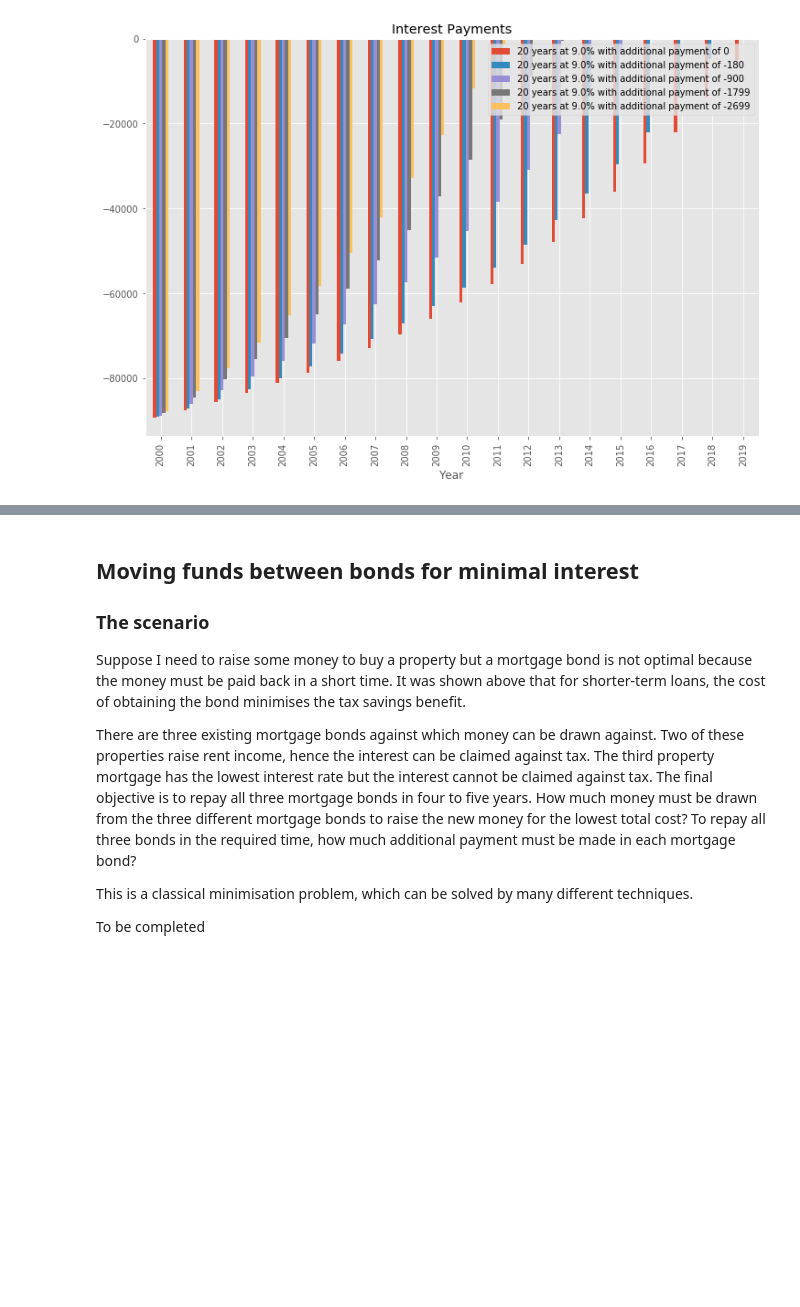
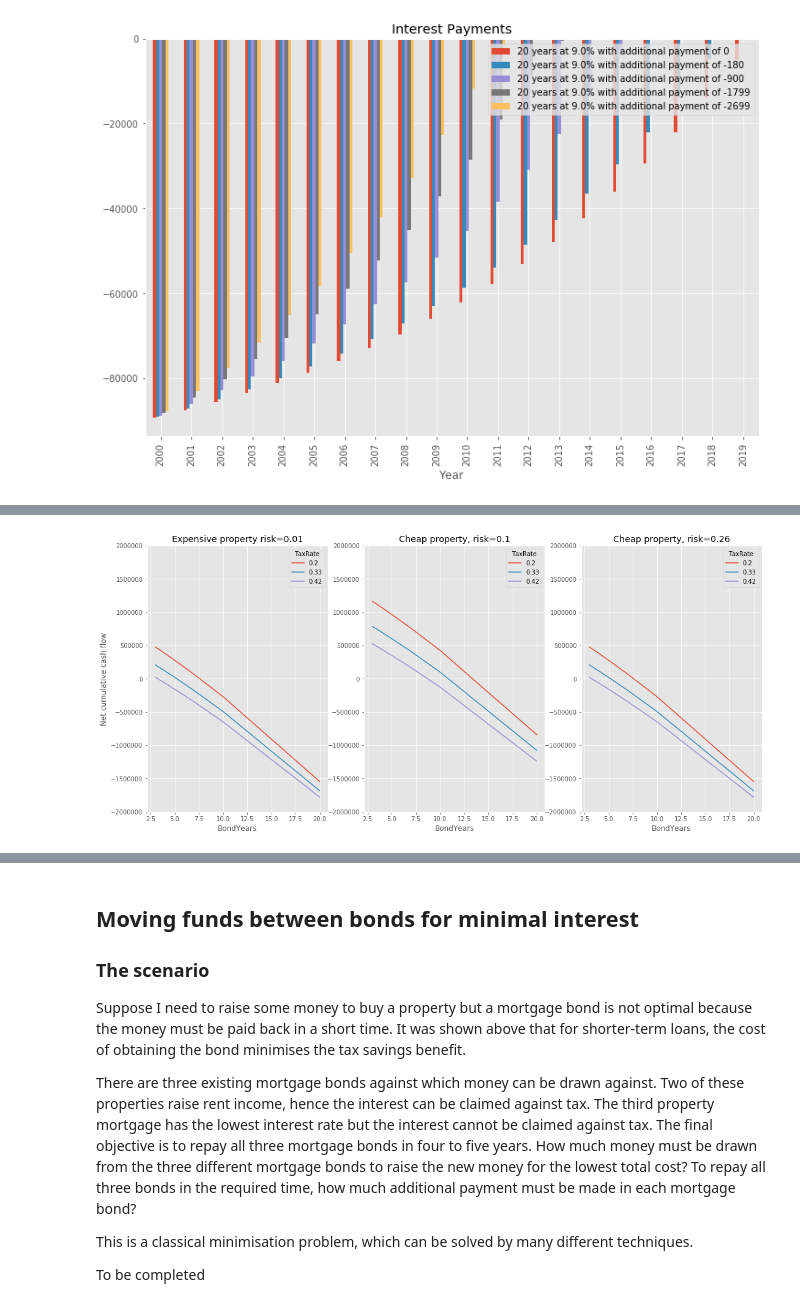
Before and after one commit to NelisW/RetirementPlanning, a Jupyter notebook: PersonalFinancialPlanning.ipynb, the cells around one changed output, grey strips where cells are left out. Saved outputs shown, nothing was run; the diff lists cells and outputs as text; code cells hidden in the pictures; blank space fills up the shorter version.

```diff
--- a/PersonalFinancialPlanning.ipynb
+++ b/PersonalFinancialPlanning.ipynb
@@ -876,7 +921,8 @@ calcyears = 20
 rentpmonth = 7000
 rentpermonthInc = 0.06
 agentPcnt = 0.08
-maintPcnt = 0.05
+maintPcnt = 0.03
+riskPcnt = 0.01
 levy = -600
 ratesnt = -600
 levyInc = 0.06
@@ -889,17 +935,7 @@ for bondyears in [3, 4,5,7,10,20]:
         dfc,istats = rentalProperty(principal=principal,interest_rate=interest_rate,
                 bondyears=bondyears,calcyears=calcyears,rentpmonth=rentpmonth,rentpermonthInc=rentpermonthInc,
                 agentPcnt=agentPcnt,levy=levy,ratesnt=ratesnt,levyInc=levyInc,
-                ratesntInc=ratesntInc,maintPcnt=maintPcnt,taxrate=taxrate,doplot=False)
+                ratesntInc=ratesntInc,maintPcnt=maintPcnt,taxrate=taxrate,riskPcnt=riskPcnt,doplot=False)
 
         # append all summaries into single df
         dfSum = dfSum.append(istats,ignore_index=True)
-
-istatsfilt = istats[['Bond','Interest Rate','CalcYears','InitRent','RentIncrease','InitLevy',
-                    'LevyIncrease','InitR&T','R&TIncrease','AgentPcnt','MaintPcnt']]
-display(HTML(istatsfilt.to_frame().to_html(index=True)))
-
-dft = pd.pivot_table(dfSum, index=['BondYears'],values=['CumCashFlow'],columns=['TaxRate'])
-display(HTML(dft.to_html(index=True)))
-
-dfer = pd.pivot_table(dfSum, index=['BondYears'],values=['RentAfterCostsB4TaxFrac'],columns=['TaxRate'])
-display(HTML(dfer.to_html(index=True)))
@@ -994,0 +1064,19 @@ display(HTML(istatsfilt.to_frame().to_html(index=True)))
+# %%
+dftc = {}
+for i,riskPcnt in enumerate(riskPcnts):
+    dftc[i] = pd.pivot_table(dfSum2.loc[dfSum2['RiskPcnt']==riskPcnts[i]],
+                             index=['BondYears'],values=['CumCashFlow'],columns=['TaxRate'])
+#     display(HTML(dftc[i].to_html(index=True)))
+# %%
+import matplotlib.pyplot as plt
+figsize(18,8)
+fig, axes = plt.subplots(nrows=1, ncols=3)
+dft.reset_index().plot(x='BondYears',y='CumCashFlow',  ax=axes[0],ylim=[-2e6,2e6])
+axes[0].set_ylabel("Net cumulative cash flow");
+axes[0].set_title(f"Expensive property risk={istatsfiltex['RiskPcnt']}");
+
+for i,riskPcnt in enumerate(riskPcnts):
+    dftc[i].reset_index().plot(x='BondYears',y='CumCashFlow',  ax=axes[i+1],ylim=[-2e6,2e6])
+    axes[i+1].set_title(f"Cheap property, risk={riskPcnt}");
+# %% [output]
+[figure, added]
```
Also changed, not shown: parts of 28 cells of this notebook, 1 other file.
